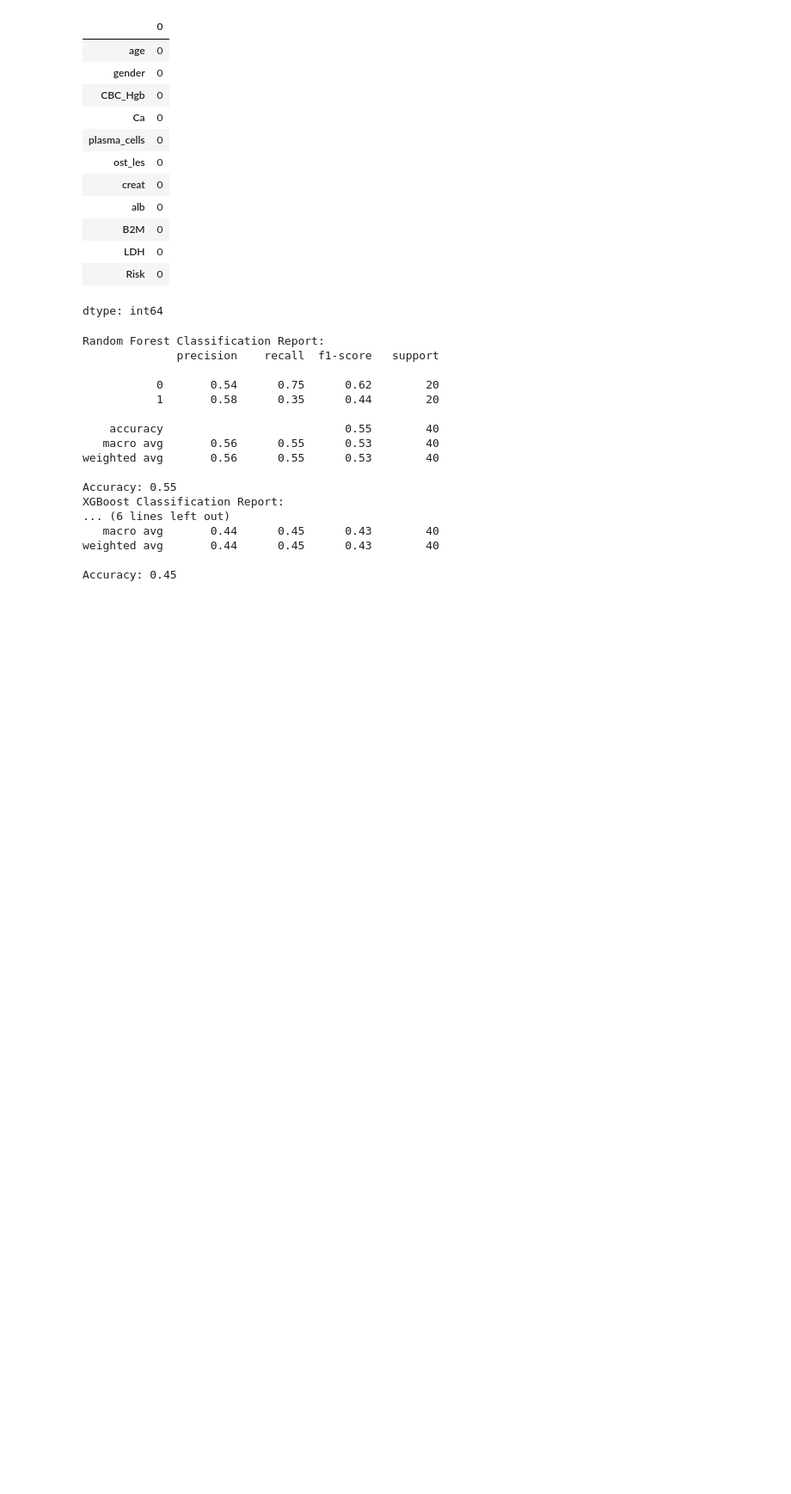
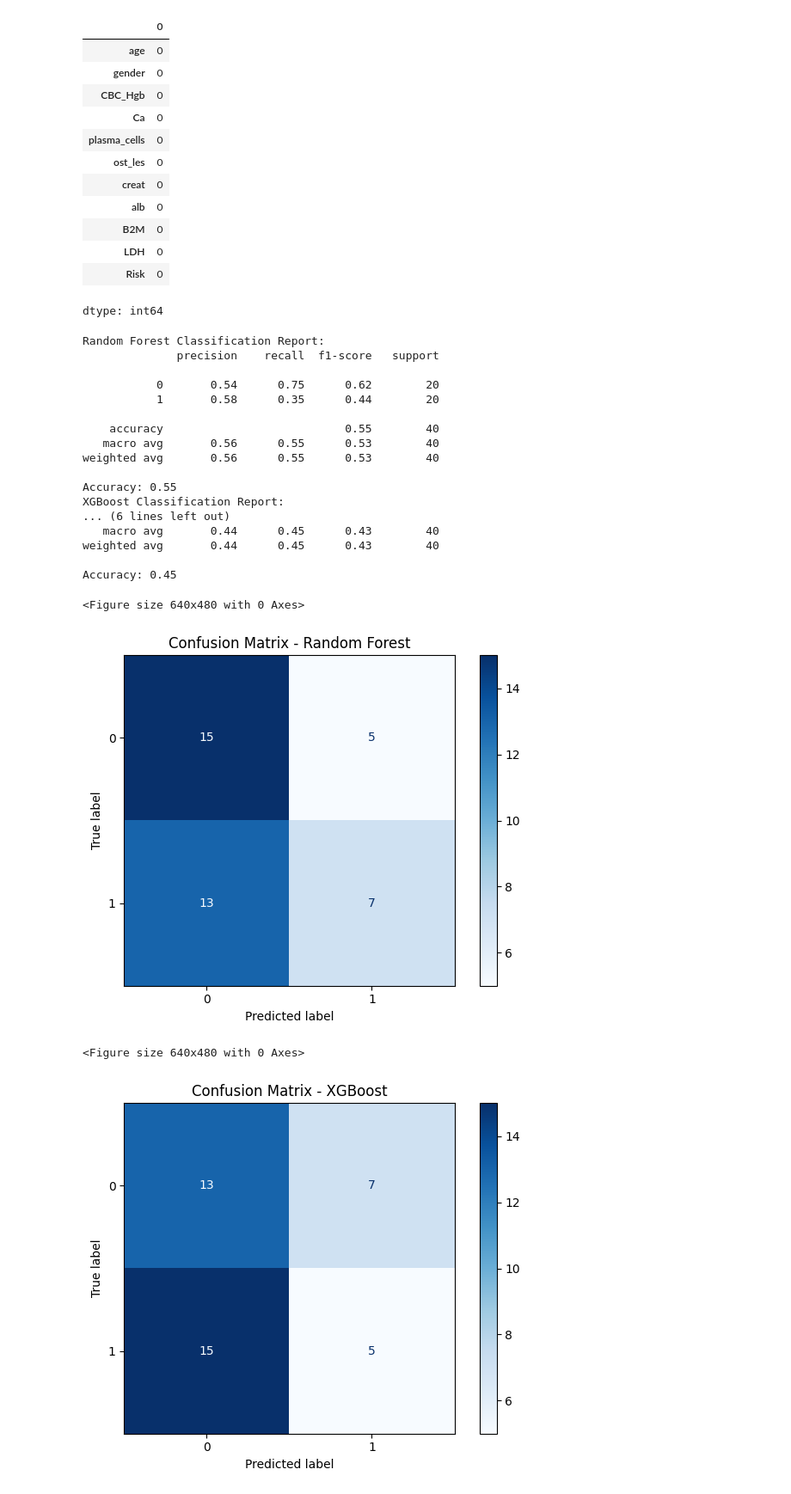
Before and after one commit to Ananyajainhdjsj/Ananyajainhdjsj, a Jupyter notebook: Untitled0.ipynb, the cells around one changed output. Shown: that part at 86% size. Drawn from its saved outputs; the diff is of its cells as text; code cells hidden in the pictures; blank space fills up the shorter version.

```diff
--- a/Untitled0.ipynb
+++ b/Untitled0.ipynb
@@ -118,3 +140,74 @@ XGBoost Classification Report:
 weighted avg       0.44      0.45      0.43        40
 
 Accuracy: 0.45
+# %%
+# Import necessary libraries for visualization
+import matplotlib.pyplot as plt
+from sklearn.metrics import confusion_matrix, ConfusionMatrixDisplay, roc_curve, auc
+import shap
+
+# Ensure X_test is in DataFrame format with correct column names
+X_test_df = pd.DataFrame(X_test, columns=X.columns)
+
+# Step 1: Confusion Matrix for Random Forest
+plt.figure()
+cm_rf = confusion_matrix(y_test, y_pred_rf)
+disp_rf = ConfusionMatrixDisplay(confusion_matrix=cm_rf, display_labels=[0, 1])
+disp_rf.plot(cmap='Blues')
+plt.title("Confusion Matrix - Random Forest")
+plt.tight_layout()
+plt.show()
+
+# Confusion Matrix for XGBoost
+plt.figure()
+cm_xgb = confusion_matrix(y_test, y_pred_xgb)
+disp_xgb = ConfusionMatrixDisplay(confusion_matrix=cm_xgb, display_labels=[0, 1])
+disp_xgb.plot(cmap='Blues')
+plt.title("Confusion Matrix - XGBoost")
+plt.tight_layout()
+plt.show()
+
+# Step 2: ROC Curve and AUC for Random Forest
+plt.figure()
+y_prob_rf = rf_model.predict_proba(X_test)[:, 1]
+fpr_rf, tpr_rf, thresholds_rf = roc_curve(y_test, y_prob_rf)
+roc_auc_rf = auc(fpr_rf, tpr_rf)
+
+plt.plot(fpr_rf, tpr_rf, color='darkorange', label='Random Forest (AUC = %0.2f)' % roc_auc_rf)
+plt.plot([0, 1], [0, 1], color='navy', linestyle='--')
+plt.xlabel('False Positive Rate')
+plt.ylabel('True Positive Rate')
+plt.title('ROC Curve - Random Forest')
+plt.legend(loc="lower right")
+plt.grid(True)
+plt.tight_layout()
+plt.show()
+
+# ROC Curve and AUC for XGBoost
+plt.figure()
+y_prob_xgb = xgb_model.predict_proba(X_test)[:, 1]
+fpr_xgb, tpr_xgb, thresholds_xgb = roc_curve(y_test, y_prob_xgb)
+roc_auc_xgb = auc(fpr_xgb, tpr_xgb)
+
+plt.plot(fpr_xgb, tpr_xgb, color='green', label='XGBoost (AUC = %0.2f)' % roc_auc_xgb)
+plt.plot([0, 1], [0, 1], color='navy', linestyle='--')
+plt.xlabel('False Positive Rate')
+plt.ylabel('True Positive Rate')
+plt.title('ROC Curve - XGBoost')
+plt.legend(loc="lower right")
+plt.grid(True)
+plt.tight_layout()
+plt.show()
+
+# Step 3: SHAP Summary Plot for Random Forest
+# Calculate SHAP values
+explainer = shap.TreeExplainer(rf_model)
+shap_values = explainer.shap_values(X_test_df)
+
+# Summary Plot for class 1 (High Risk)
+shap.summary_plot(shap_values, X_test_df, plot_type="bar")
+# %% [output]
+<Figure size 640x480 with 0 Axes>
+[figure, added]
+<Figure size 640x480 with 0 Axes>
+[figure, added]
```
Also changed, not shown: parts of 3 cells of this notebook.
